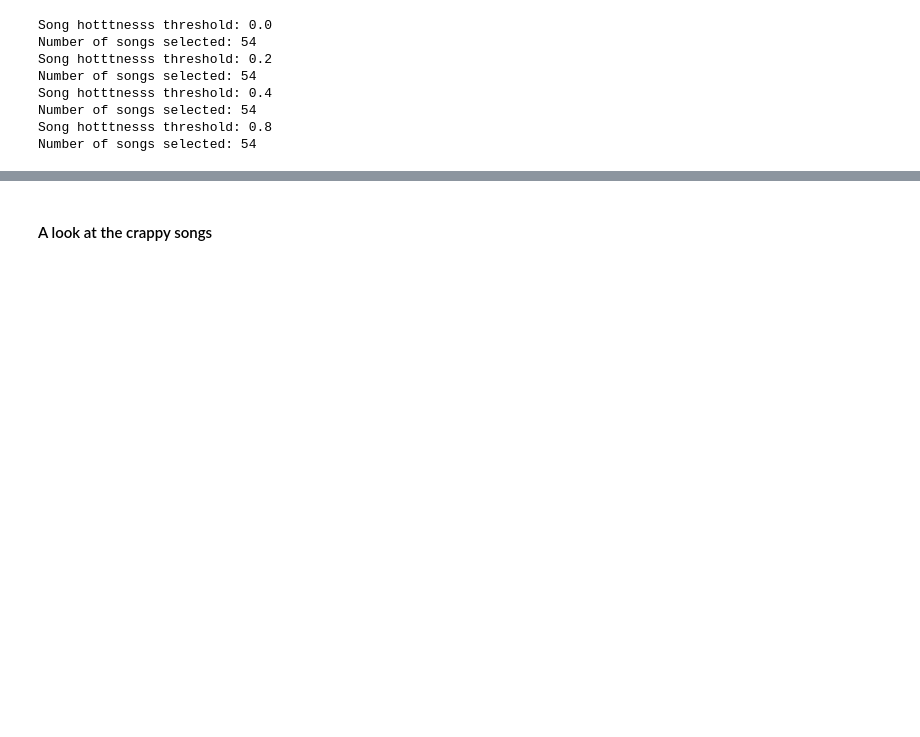
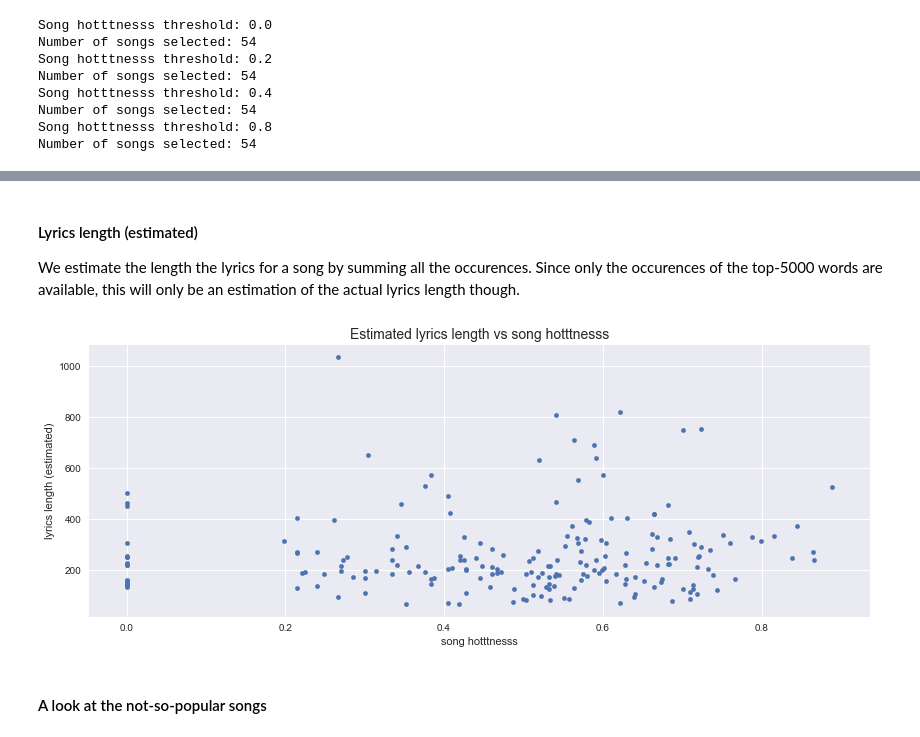
Before and after one commit to Piloumpicou/ADA-Unexpected-Match, a Jupyter notebook: project/MSD_subset.ipynb, the cells around one changed output, grey strips where cells are left out. Saved outputs shown, nothing was run; the diff lists cells and outputs as text; code cells hidden in the pictures; blank space fills up the shorter version.

```diff
--- a/project/MSD_subset.ipynb
+++ b/project/MSD_subset.ipynb
@@ -1352,2 +1360,14 @@ To make sure the frequency of words such as X, X or X indeed increases with the
+# %% [markdown]
+#### Lyrics length (estimated)
+
+We estimate the length the lyrics for a song by summing all the occurences.
+Since only the occurences of the top-5000 words are available, this will only be an estimation of the actual lyrics length though.
+# %%
+ax = tmp.plot(kind='scatter', x='song hotttnesss', y='length', figsize=(14,5))
+ax.set_title('Estimated lyrics length vs song hotttnesss', fontsize=14)
+ax.set_xlabel('song hotttnesss')
+ax.set_ylabel('lyrics length (estimated)');
+# %% [output]
+[figure, added]
 # %% [markdown]
-#### A look at the crappy songs
+#### A look at the not-so-popular songs
```
Also changed, not shown: parts of 24 cells of this notebook.
